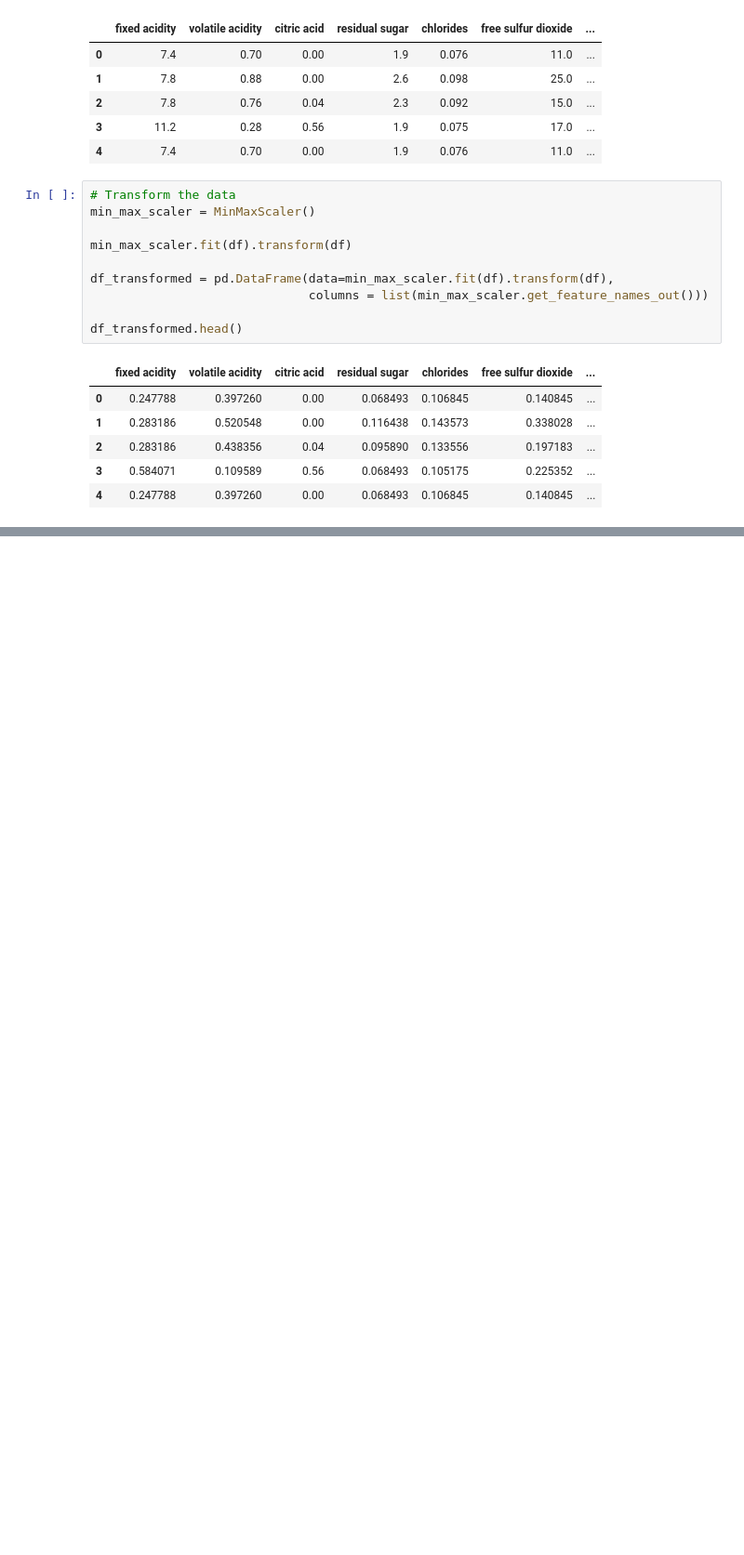
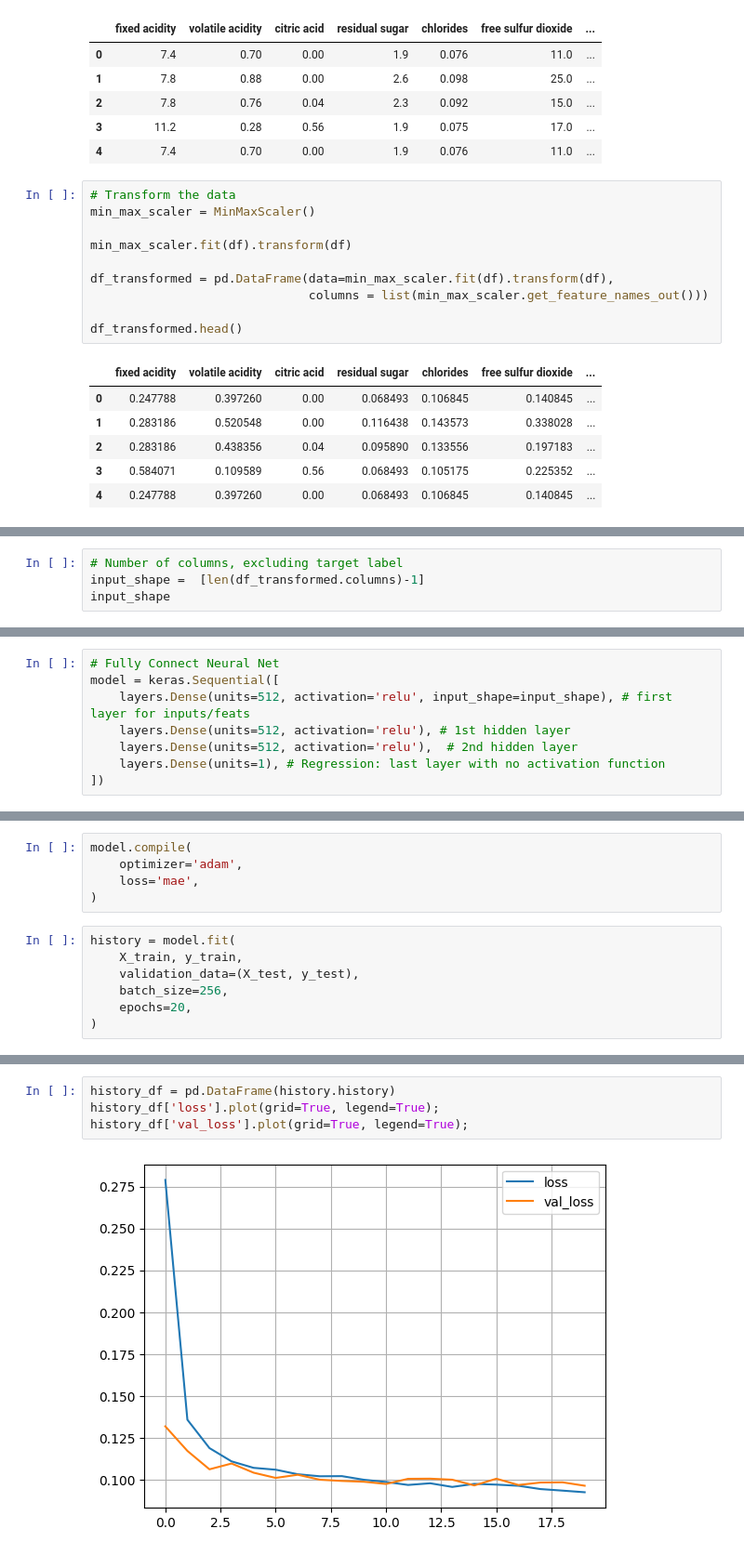
Before and after one commit to BhekiMabheka/Tensorflow_Basics, a Jupyter notebook: lesson_1.ipynb, the cells around one changed output, grey strips where cells are left out. Shown: that part at 93% size. Saved outputs shown, nothing was run; the diff lists cells and outputs as text; blank space fills up the shorter version.

Commit message:
Simple Neural Net Model

```diff
--- a/lesson_1.ipynb
+++ b/lesson_1.ipynb
@@ -36,0 +43,4 @@ df_transformed.head()
+# %%
+# Number of columns, excluding target label
+input_shape =  [len(df_transformed.columns)-1]
+input_shape
@@ -36,0 +49,8 @@ df_transformed.head()
+# %%
+# Fully Connect Neural Net
+model = keras.Sequential([
+    layers.Dense(units=512, activation='relu', input_shape=input_shape), # first layer for inputs/feats
+    layers.Dense(units=512, activation='relu'), # 1st hidden layer
+    layers.Dense(units=512, activation='relu'),  # 2nd hidden layer
+    layers.Dense(units=1), # Regression: last layer with no activation function
+])
@@ -36,0 +61,12 @@ df_transformed.head()
+# %%
+model.compile(
+    optimizer='adam',
+    loss='mae',
+)
+# %%
+history = model.fit(
+    X_train, y_train,
+    validation_data=(X_test, y_test),
+    batch_size=256,
+    epochs=20,
+)
@@ -36,0 +91,6 @@ df_transformed.head()
+# %%
+history_df = pd.DataFrame(history.history)
+history_df['loss'].plot(grid=True, legend=True);
+history_df['val_loss'].plot(grid=True, legend=True);
+# %% [output]
+[figure, added]
```
Also changed, not shown: parts of 4 cells of this notebook.
